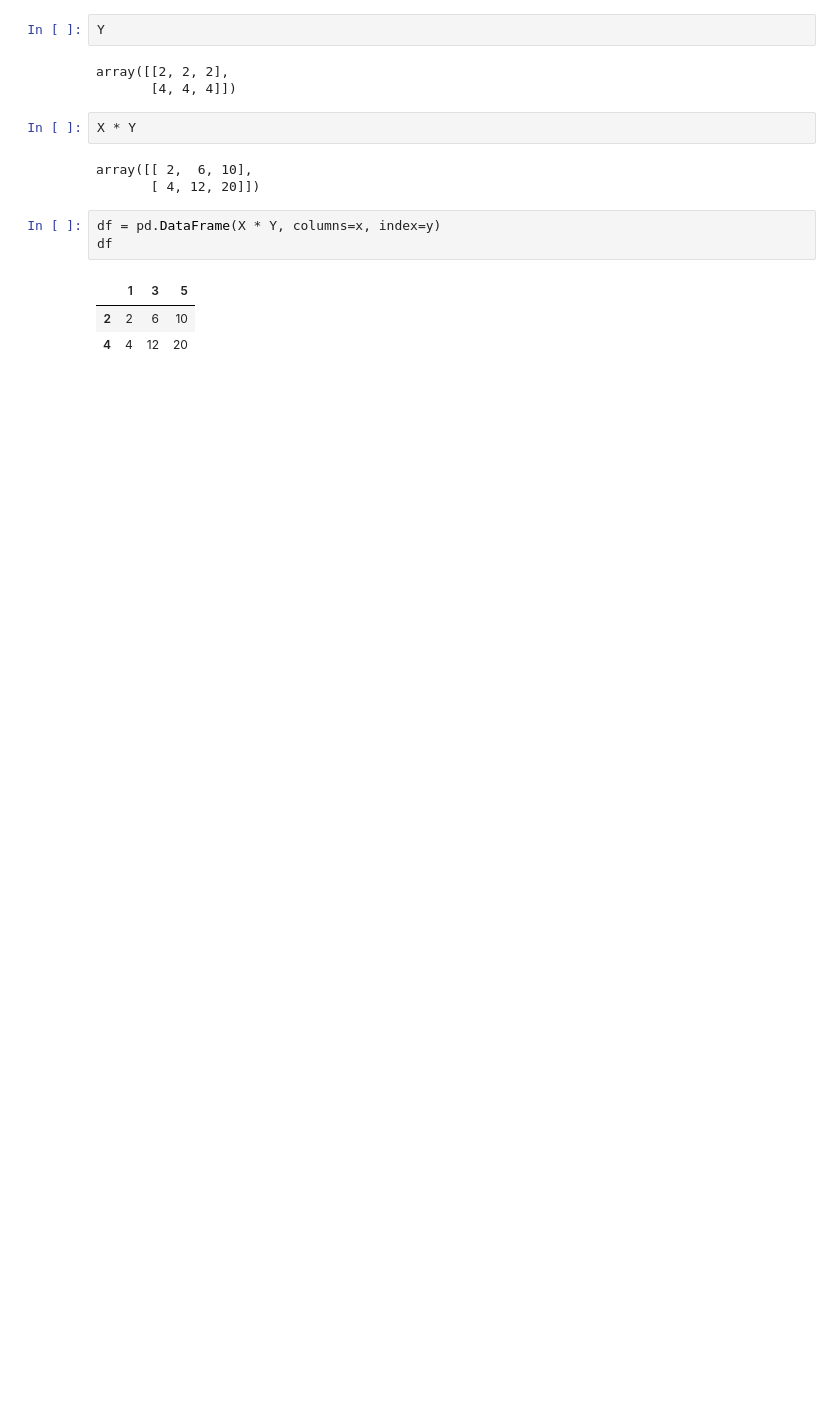
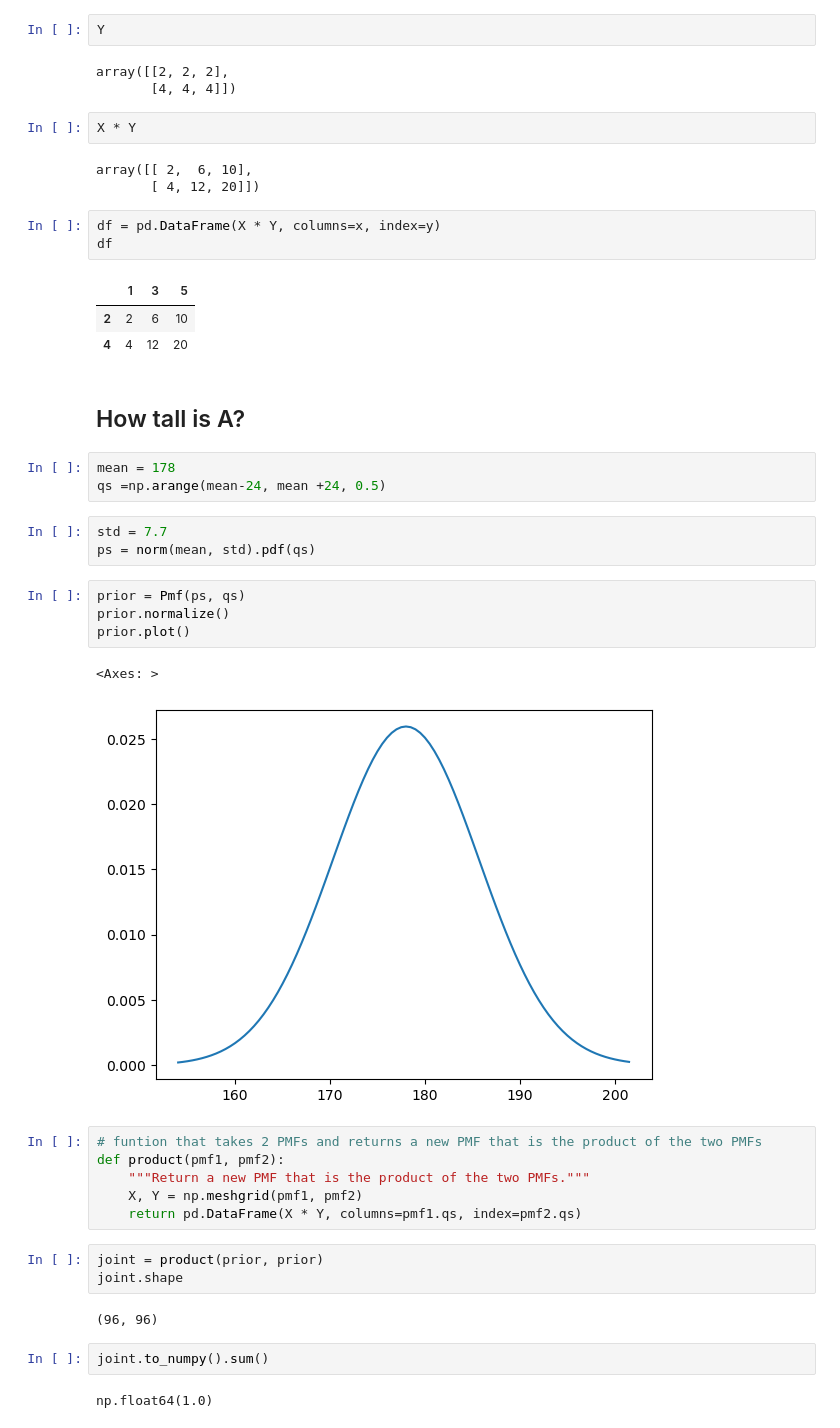
Before and after one commit to luis-a-garcia/TIL, a Jupyter notebook: think_bayes/chp11.ipynb, the cells around one changed output. Drawn from its saved outputs; the diff is of its cells as text; blank space fills up the shorter version.

```diff
--- a/think_bayes/chp11.ipynb
+++ b/think_bayes/chp11.ipynb
@@ -28,3 +31,33 @@ df
 |  | 1 | 3 | 5 |
 | 2 | 2 | 6 | 10 |
 | 4 | 4 | 12 | 20 |
+# %% [markdown]
+## How tall is A?
+# %%
+mean = 178
+qs =np.arange(mean-24, mean +24, 0.5)
+# %%
+std = 7.7
+ps = norm(mean, std).pdf(qs)
+# %%
+prior = Pmf(ps, qs)
+prior.normalize()
+prior.plot()
+# %% [output]
+<Axes: >
+[figure, added]
+# %%
+# funtion that takes 2 PMFs and returns a new PMF that is the product of the two PMFs
+def product(pmf1, pmf2):
+    """Return a new PMF that is the product of the two PMFs."""
+    X, Y = np.meshgrid(pmf1, pmf2)
+    return pd.DataFrame(X * Y, columns=pmf1.qs, index=pmf2.qs)
+# %%
+joint = product(prior, prior)
+joint.shape
+# %% [output]
+(96, 96)
+# %%
+joint.to_numpy().sum()
+# %% [output]
+np.float64(1.0)
```
Also changed, not shown: parts of 21 cells of this notebook.
